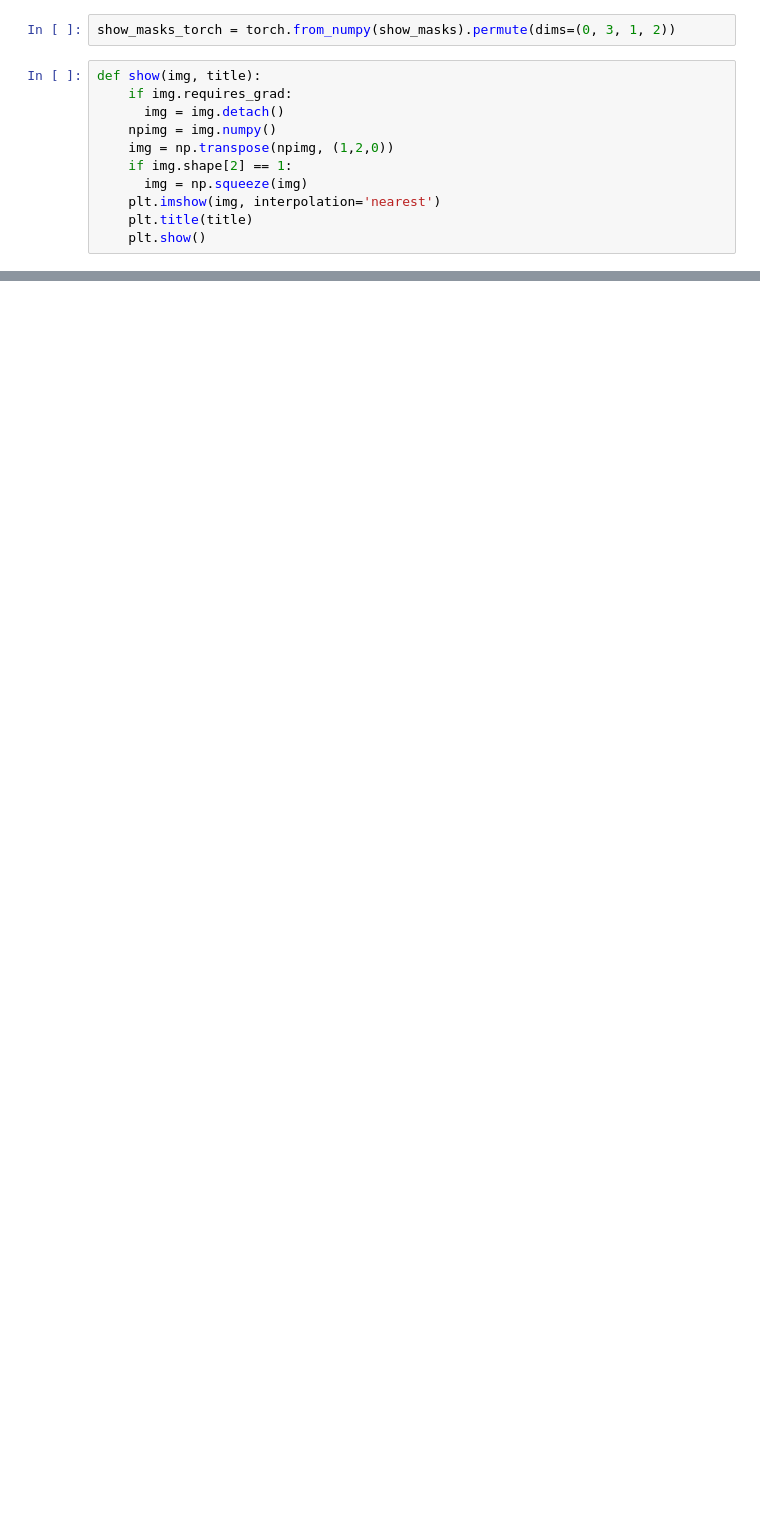
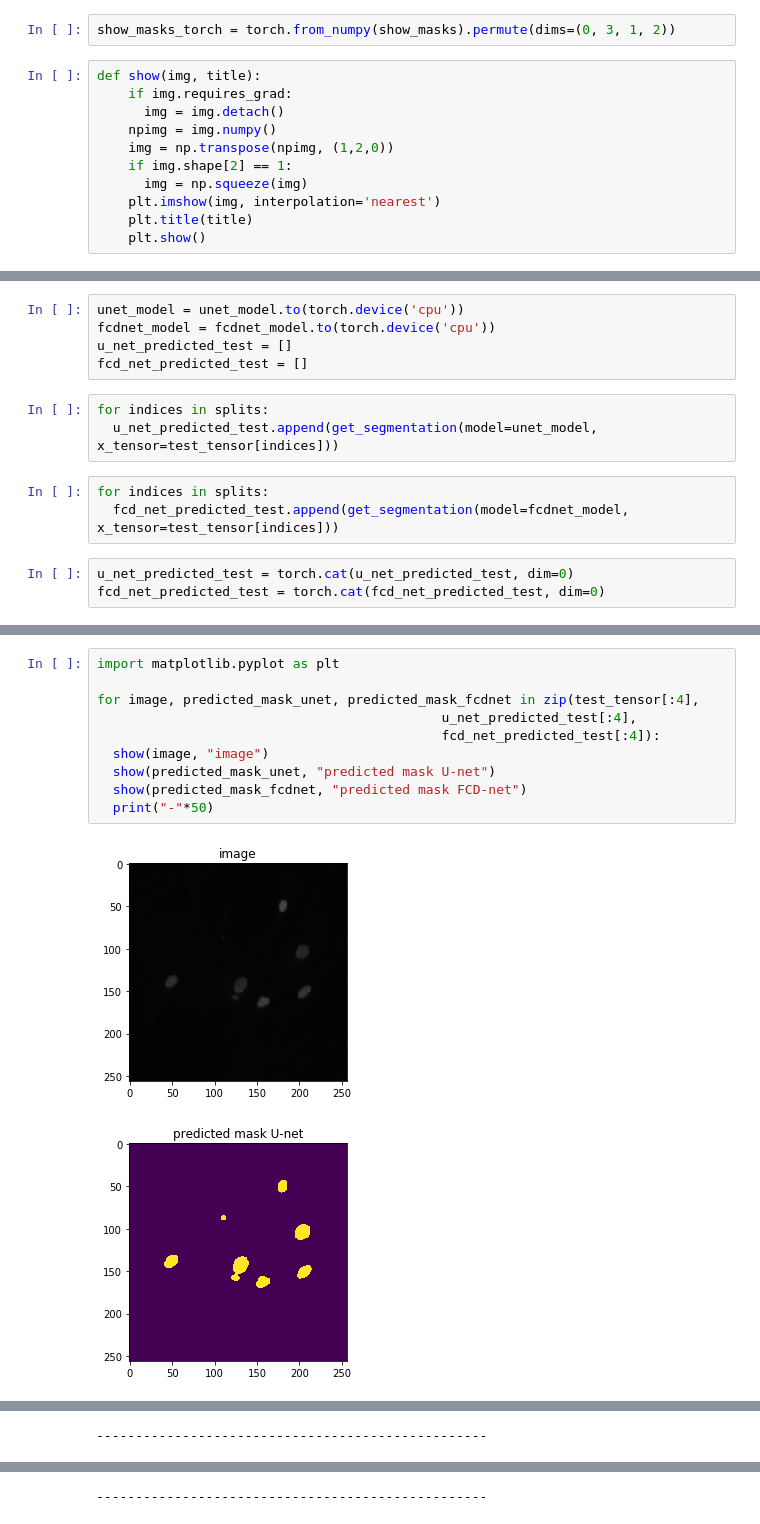
Before and after one commit to tuanle618/image-segmentation, a Jupyter notebook: vis-results.ipynb, the cells around one changed output, grey strips where cells are left out. Drawn from its saved outputs; the diff is of its cells as text; blank space fills up the shorter version.

```diff
--- a/vis-results.ipynb
+++ b/vis-results.ipynb
@@ -124,0 +204,14 @@ for image, true_mask, predicted_mask in zip(show_images_torch.cpu(), show_masks_
+# %%
+unet_model = unet_model.to(torch.device('cpu'))
+fcdnet_model = fcdnet_model.to(torch.device('cpu'))
+u_net_predicted_test = []
+fcd_net_predicted_test = []
+# %%
+for indices in splits:
+  u_net_predicted_test.append(get_segmentation(model=unet_model, x_tensor=test_tensor[indices]))
+# %%
+for indices in splits:
+  fcd_net_predicted_test.append(get_segmentation(model=fcdnet_model, x_tensor=test_tensor[indices]))
+# %%
+u_net_predicted_test = torch.cat(u_net_predicted_test, dim=0)
+fcd_net_predicted_test = torch.cat(fcd_net_predicted_test, dim=0)
@@ -124,0 +224,13 @@ for image, true_mask, predicted_mask in zip(show_images_torch.cpu(), show_masks_
+# %%
+import matplotlib.pyplot as plt
+
+for image, predicted_mask_unet, predicted_mask_fcdnet in zip(test_tensor[:4],
+                                            u_net_predicted_test[:4],
+                                            fcd_net_predicted_test[:4]):
+  show(image, "image")
+  show(predicted_mask_unet, "predicted mask U-net")
+  show(predicted_mask_fcdnet, "predicted mask FCD-net")
+  print("-"*50)
+# %% [output]
+[figure, added]
+[figure, added]
@@ -124,0 +238 @@ for image, true_mask, predicted_mask in zip(show_images_torch.cpu(), show_masks_
+--------------------------------------------------
@@ -124,0 +242 @@ for image, true_mask, predicted_mask in zip(show_images_torch.cpu(), show_masks_
+--------------------------------------------------
```
Also changed, not shown: parts of 39 cells of this notebook, 3 other files.
